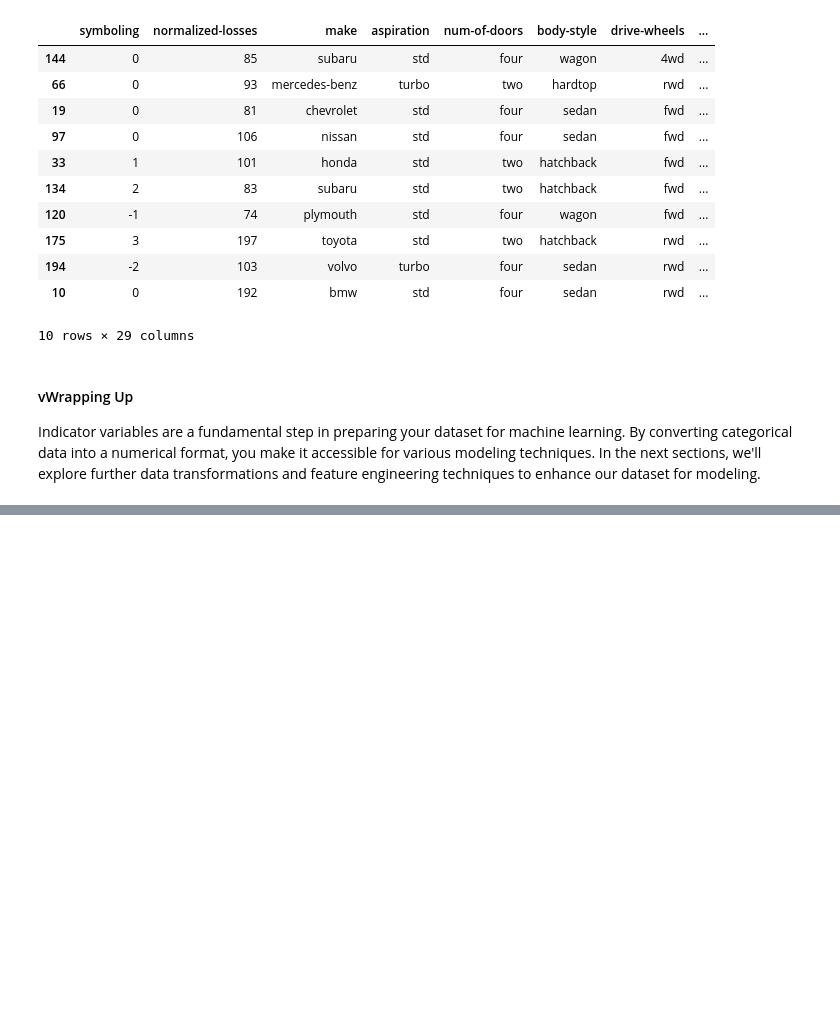
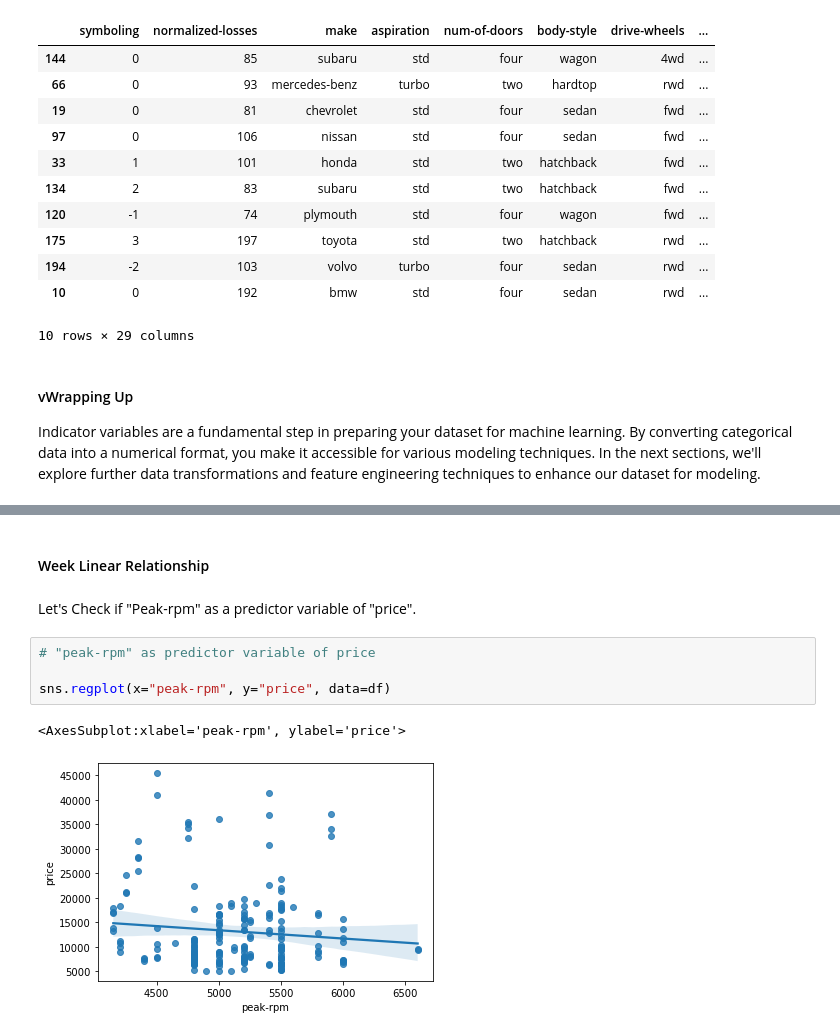
Before and after one commit to Dheerajkulariya/Data-Science-Portfolio-Projects, a Jupyter notebook: Machine-Learning-Projects/ML-Regression-Projects/Automobile-Price-Prediction/Automation Price Prediction.ipynb, the cells around one changed output, grey strips where cells are left out. Drawn from its saved outputs; the diff is of its cells as text; blank space fills up the shorter version.

```diff
--- a/Machine-Learning-Projects/ML-Regression-Projects/Automobile-Price-Prediction/Automation Price Prediction.ipynb
+++ b/Machine-Learning-Projects/ML-Regression-Projects/Automobile-Price-Prediction/Automation Price Prediction.ipynb
@@ -891,0 +996,11 @@ Indicator variables are a fundamental step in preparing your dataset for machine
+# %% [markdown]
+#### Week Linear Relationship
+# %% [markdown]
+Let's Check if "Peak-rpm" as a predictor variable of "price".
+# %%
+# "peak-rpm" as predictor variable of price
+
+sns.regplot(x="peak-rpm", y="price", data=df)
+# %% [output]
+<AxesSubplot:xlabel='peak-rpm', ylabel='price'>
+[figure, added]
```
Also changed, not shown: parts of 17 cells of this notebook.
